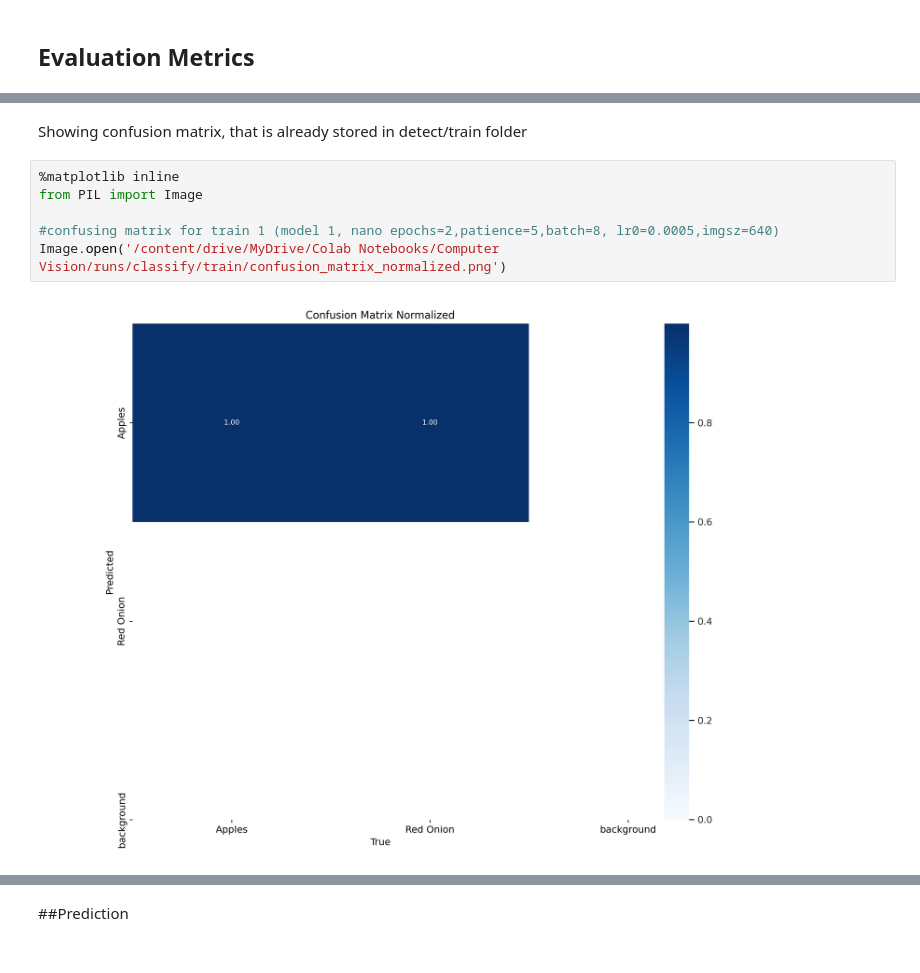
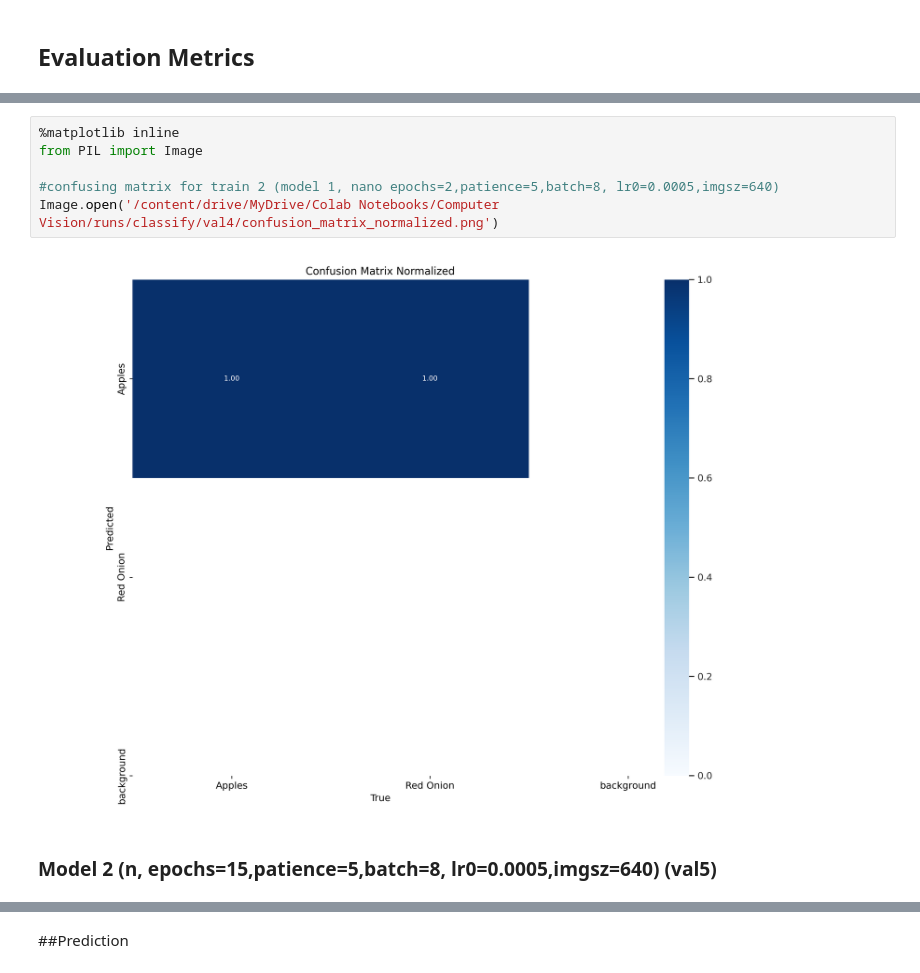
Before and after one commit to merfurfu/Computer-Vision-Project, a Jupyter notebook: vicwork_ComputerVisionProject.ipynb, the cells around one changed output, grey strips where cells are left out. Cells and saved outputs as stored; diff of their text form.

Commit message:
preloaded, refined, evaluated, and tested pred of 4 models

```diff
--- a/vicwork_ComputerVisionProject.ipynb
+++ b/vicwork_ComputerVisionProject.ipynb
@@ -168,10 +448,10 @@ Results saved to runs/classify/val
-# %% [markdown]
-Showing confusion matrix, that is already stored in detect/train folder
 # %%
 %matplotlib inline
 from PIL import Image
 
-#confusing matrix for train 1 (model 1, nano epochs=2,patience=5,batch=8, lr0=0.0005,imgsz=640)
-Image.open('/content/drive/MyDrive/Colab Notebooks/Computer Vision/runs/classify/train/confusion_matrix_normalized.png')
+#confusing matrix for train 2 (model 1, nano epochs=2,patience=5,batch=8, lr0=0.0005,imgsz=640)
+Image.open('/content/drive/MyDrive/Colab Notebooks/Computer Vision/runs/classify/val4/confusion_matrix_normalized.png')
 # %% [output]
-[figure, old version]
+[figure, new version]
+# %% [markdown]
+### Model 2 (n, epochs=15,patience=5,batch=8, lr0=0.0005,imgsz=640) (val5)
```
Also changed, not shown: parts of 49 cells of this notebook.
